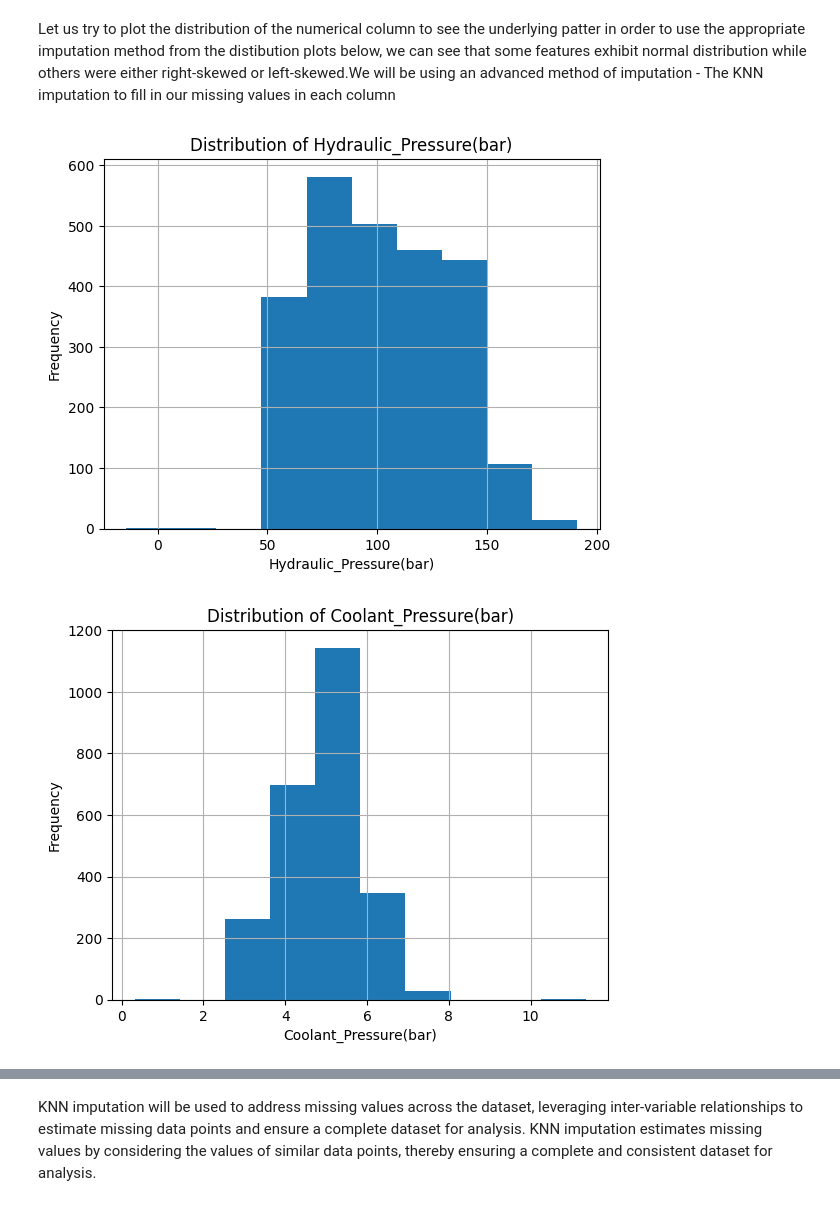
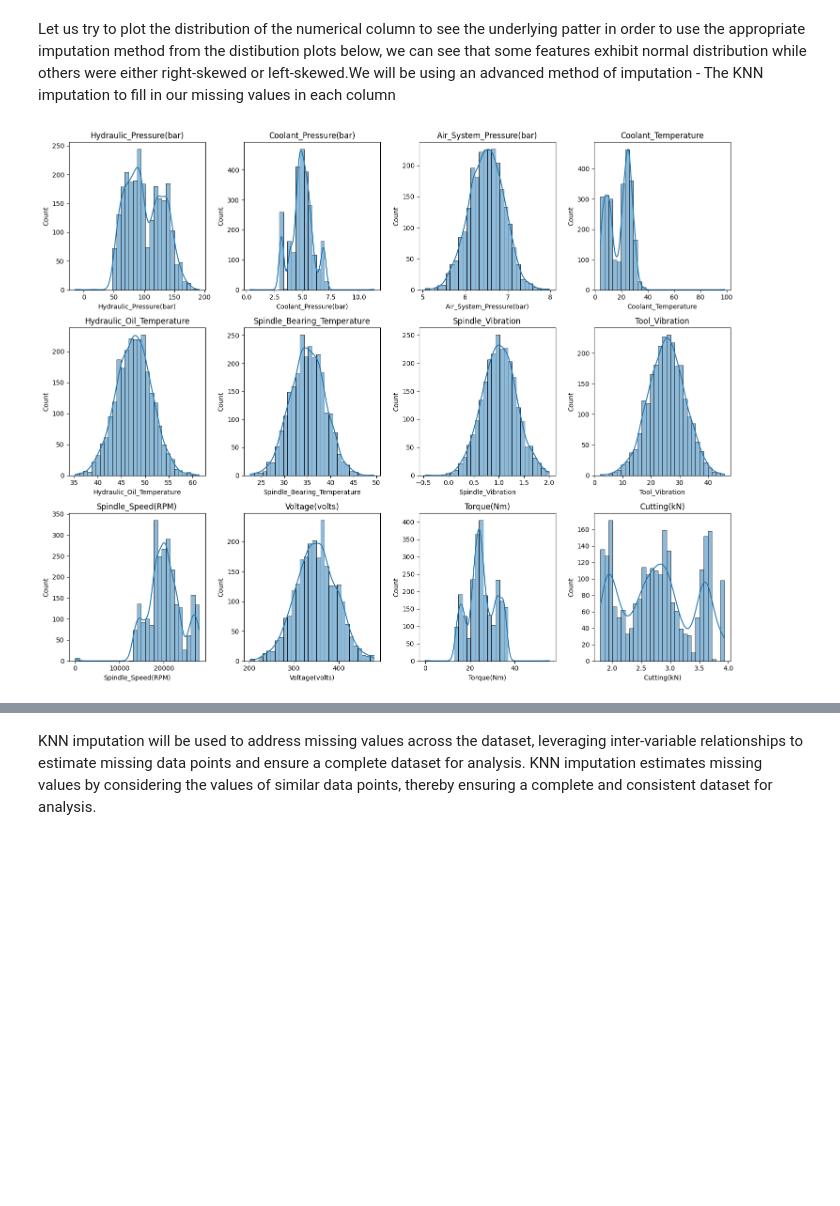
Before and after one commit to SirTee12/Machine-Downtime-Prediction, a Jupyter notebook: notebook/Analysis_machine_downtime.ipynb, the cells around one changed output, grey strips where cells are left out. Saved outputs shown, nothing was run; the diff lists cells and outputs as text; code cells hidden in the pictures; blank space fills up the shorter version.

Commit message:
applied the plot_numeric_features function to plot a grid of histogram showing distribution

```diff
--- a/notebook/Analysis_machine_downtime.ipynb
+++ b/notebook/Analysis_machine_downtime.ipynb
@@ -281,17 +281,8 @@ plt.show()
 Let us try to plot the distribution of the numerical column to see the underlying patter in order to use the appropriate imputation method
 from the distibution plots below, we can see that some features exhibit normal distribution while others were either right-skewed or left-skewed.We will be using an advanced method of imputation - The KNN imputation to fill in our missing values in each column
 # %%
-# create a list for all the numerical columns with NaN
-numerical_cols_with_nan = machine_downtime_ori.select_dtypes(include=np.number)\
-                          .columns[machine_downtime_ori.select_dtypes(include=np.number).isnull().any()].tolist()
-
-for col in numerical_cols_with_nan:
-    plt.figure()  # Create a new figure for each plot
-    machine_downtime_ori[col].hist() # or df[col].plot.hist()
-    plt.title(f"Distribution of {col}")
-    plt.xlabel(col)
-    plt.ylabel("Frequency")
-    plt.show()
+# plot a grid of histogram showing the distribution of
+# each numeric feature
+plot_numeric_features(machine_downtime_ori, plot_type='histogram')
 # %% [output]
-[figure, old version]
+[figure, new version]
-[figure, removed]
```
Also changed, not shown: parts of 2 cells of this notebook.
